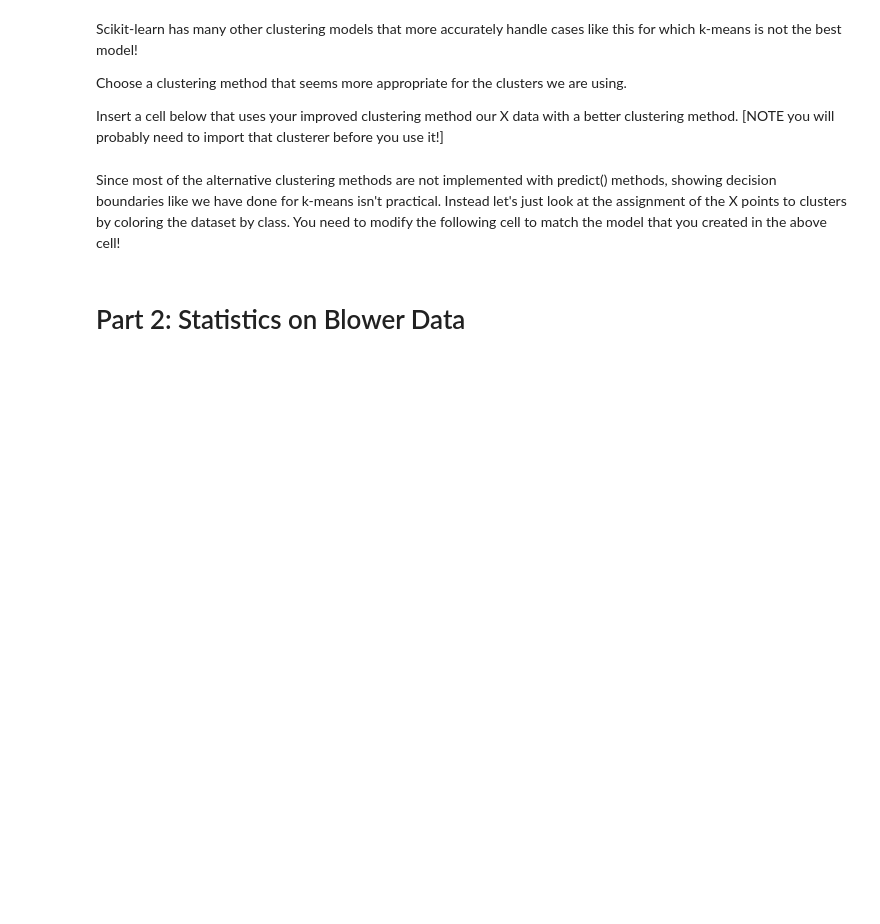
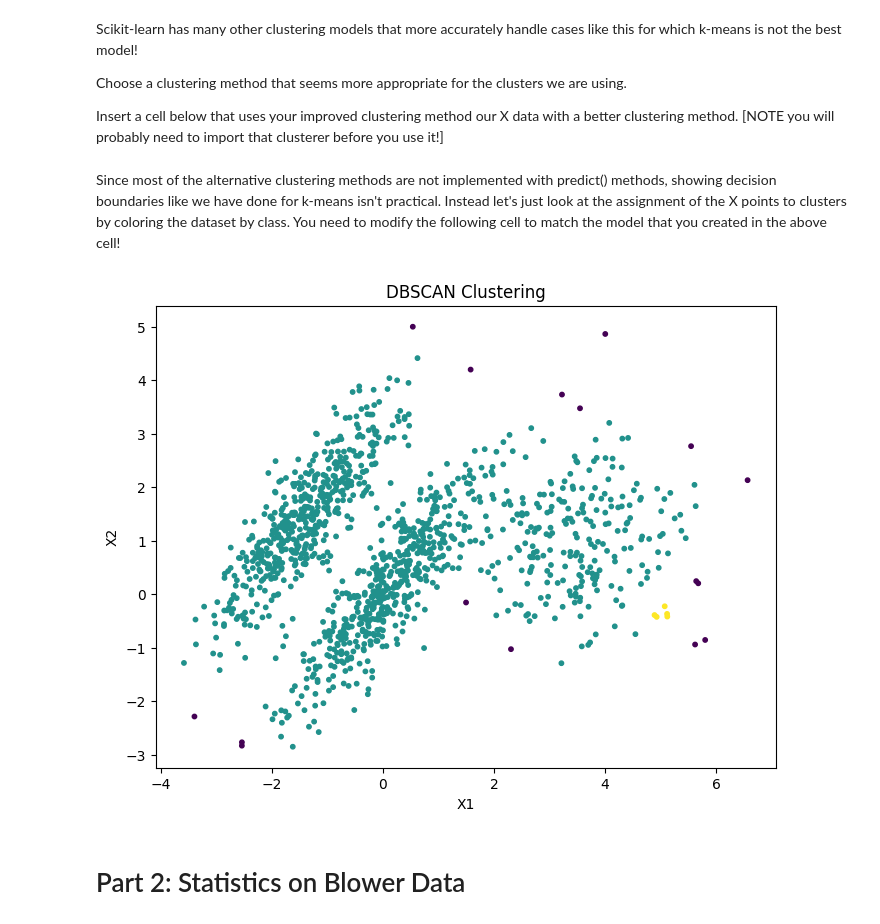
Before and after one commit to hessef/ECEN250, a Jupyter notebook: Lab3/ECEN250_Lab3.ipynb, the cells around one changed output. Drawn from its saved outputs; the diff is of its cells as text; code cells hidden in the pictures; blank space fills up the shorter version.

```diff
--- a/Lab3/ECEN250_Lab3.ipynb
+++ b/Lab3/ECEN250_Lab3.ipynb
@@ -325,5 +392,10 @@ Scikit-learn has many other clustering models that more accurately handle cases
 Choose a clustering method that seems more appropriate for the clusters we are using.
 
 Insert a cell below that uses your improved clustering method our X data with a better clustering method. [NOTE you will probably need to import that clusterer before you use it!]
+# %%
+from sklearn.cluster import DBSCAN
+
+# Use DBSCAN
+ImprovedCluster = DBSCAN(eps=0.5, min_samples=5)
 # %% [markdown]
 Since most of the alternative clustering methods are not implemented with predict() methods, showing decision boundaries like we have done for k-means isn't practical.  Instead let's just look at the assignment of the X points to clusters by coloring the dataset by class.  You need to modify the following cell to match the model that you created in the above cell!
@@ -334,3 +402,15 @@ plt.scatter(X[:,0], X[:,1], c=ImprovedCluster.labels_.astype(float))
+# %%
+labels = ImprovedCluster.fit_predict(X)
+
+# Plot results
+plt.figure(figsize=(8, 6))
+plt.scatter(X[:, 0], X[:, 1], c=labels, cmap='viridis', s=10)
+plt.title("DBSCAN Clustering")
+plt.xlabel("X1")
+plt.ylabel("X2")
+plt.show()
+# %% [output]
+[figure, added]
 # %% [markdown]
 # Part 2: Statistics on Blower Data
 # %%
```
Also changed, not shown: parts of 50 cells of this notebook.
